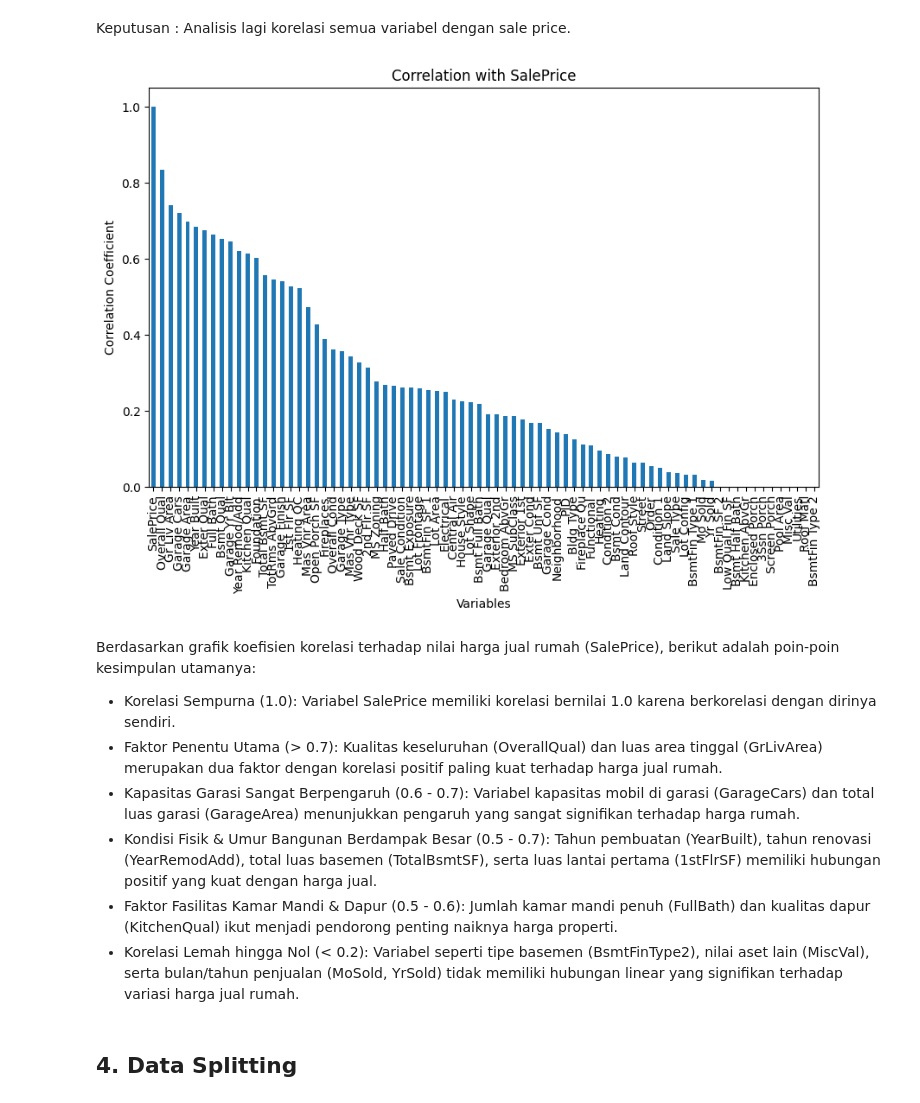
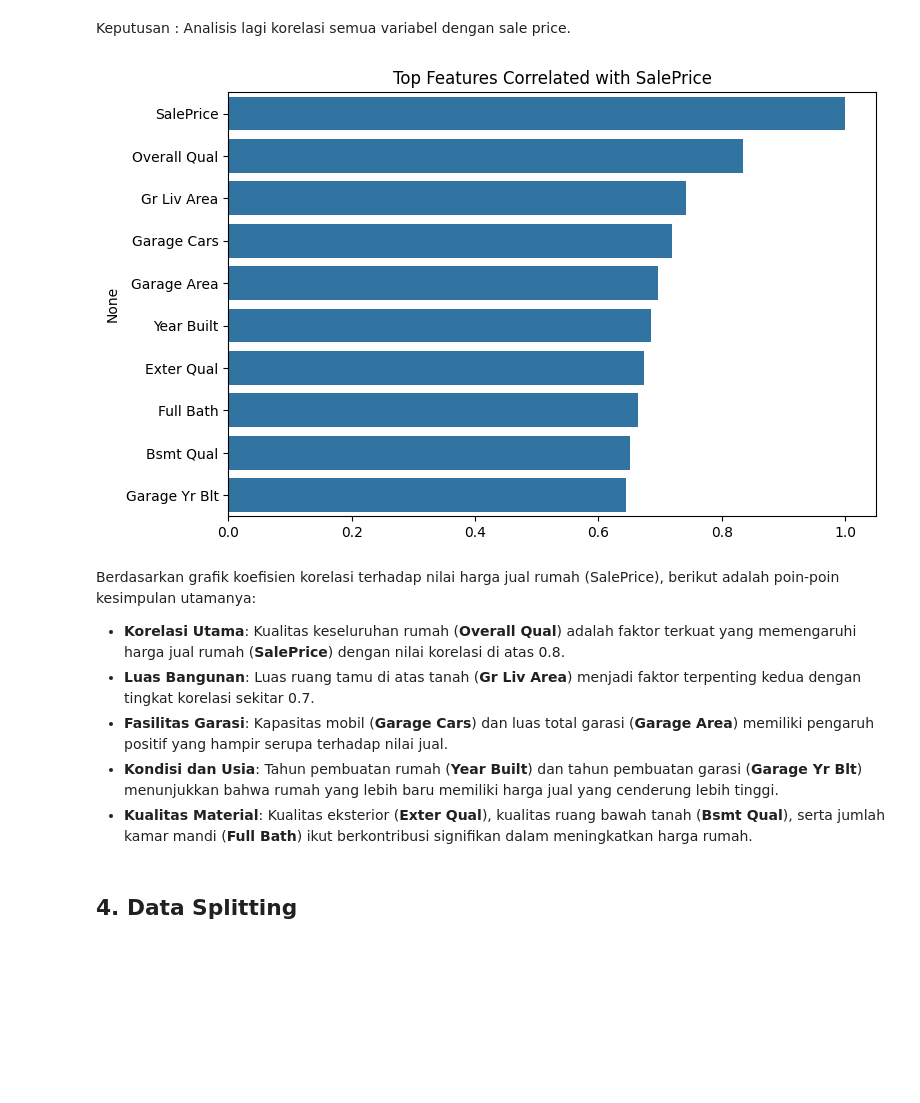
Before and after one commit to RyannPy/ames-housing-price-prediction, a Jupyter notebook: analysis.ipynb, the cells around one changed output. Cells and saved outputs as stored; diff of their text form; code cells hidden in the pictures; blank space fills up the shorter version.

```diff
--- a/analysis.ipynb
+++ b/analysis.ipynb
@@ -162,6 +162,14 @@ Keputusan: Kita akan melakukan standarisasi data.
 # %%
 from sklearn.preprocessing import StandardScaler
 
+df_before_scaling = df.copy()
+
 scaler = StandardScaler()
-df[numeric_features] = scaler.fit_transform(df[numeric_features])
+
+numeric_features = df[less.index].select_dtypes(include=['number']).columns
+numeric_features = numeric_features.drop('SalePrice')
+
+df[numeric_features] = scaler.fit_transform(
+    df[numeric_features]
+)
 # %%
@@ -318,29 +372,36 @@ plt.show()
 # %% [markdown]
 Keputusan : Analisis lagi korelasi semua variabel dengan sale price.
 # %%
-# Menghitung korelasi antara variabel target dan semua variabel lainnya
-target_corr = df_lencoder.corr()['SalePrice']
+corr = df_lencoder.corr(
+    numeric_only=True
+)['SalePrice'].sort_values(
+    ascending=False)
 
-# (Opsional) Mengurutkan hasil korelasi berdasarkan korelasi
-target_corr_sorted = target_corr.abs().sort_values(ascending=False)
 
-plt.figure(figsize=(10, 6))
-target_corr_sorted.plot(kind='bar')
-plt.title(f'Correlation with SalePrice')
-plt.xlabel('Variables')
-plt.ylabel('Correlation Coefficient')
+top_corr = corr.abs().sort_values(
+    ascending=False
+).head(10)
+
+plt.figure(figsize=(8,5))
+
+sns.barplot(
+    x=top_corr.values,
+    y=top_corr.index
+)
+
+plt.title('Top Features Correlated with SalePrice')
+plt.tight_layout()
 plt.show()
 # %% [output]
-[figure, old version]
+[figure, new version]
 # %% [markdown]
 Berdasarkan grafik koefisien korelasi terhadap nilai harga jual rumah (SalePrice), berikut adalah poin-poin kesimpulan utamanya:
 
-* Korelasi Sempurna (1.0): Variabel SalePrice memiliki korelasi bernilai 1.0 karena berkorelasi dengan dirinya sendiri.
-* Faktor Penentu Utama (> 0.7): Kualitas keseluruhan (OverallQual) dan luas area tinggal (GrLivArea) merupakan dua faktor dengan korelasi positif paling kuat terhadap harga jual rumah.
-* Kapasitas Garasi Sangat Berpengaruh (0.6 - 0.7): Variabel kapasitas mobil di garasi (GarageCars) dan total luas garasi (GarageArea) menunjukkan pengaruh yang sangat signifikan terhadap harga rumah.
-* Kondisi Fisik & Umur Bangunan Berdampak Besar (0.5 - 0.7): Tahun pembuatan (YearBuilt), tahun renovasi (YearRemodAdd), total luas basemen (TotalBsmtSF), serta luas lantai pertama (1stFlrSF) memiliki hubungan positif yang kuat dengan harga jual.
-* Faktor Fasilitas Kamar Mandi & Dapur (0.5 - 0.6): Jumlah kamar mandi penuh (FullBath) dan kualitas dapur (KitchenQual) ikut menjadi pendorong penting naiknya harga properti.
-* Korelasi Lemah hingga Nol (< 0.2): Variabel seperti tipe basemen (BsmtFinType2), nilai aset lain (MiscVal), serta bulan/tahun penjualan (MoSold, YrSold) tidak memiliki hubungan linear yang signifikan terhadap variasi harga jual rumah.
+* **Korelasi Utama**: Kualitas keseluruhan rumah (**Overall Qual**) adalah faktor terkuat yang memengaruhi harga jual rumah (**SalePrice**) dengan nilai korelasi di atas 0.8.
+* **Luas Bangunan**: Luas ruang tamu di atas tanah (**Gr Liv Area**) menjadi faktor terpenting kedua dengan tingkat korelasi sekitar 0.7.
+* **Fasilitas Garasi**: Kapasitas mobil (**Garage Cars**) dan luas total garasi (**Garage Area**) memiliki pengaruh positif yang hampir serupa terhadap nilai jual.
+* **Kondisi dan Usia**: Tahun pembuatan rumah (**Year Built**) dan tahun pembuatan garasi (**Garage Yr Blt**) menunjukkan bahwa rumah yang lebih baru memiliki harga jual yang cenderung lebih tinggi.
+* **Kualitas Material**: Kualitas eksterior (**Exter Qual**), kualitas ruang bawah tanah (**Bsmt Qual**), serta jumlah kamar mandi (**Full Bath**) ikut berkontribusi signifikan dalam meningkatkan harga rumah.
 # %% [markdown]
 ## 4. Data Splitting
 # %% [markdown]
```
Also changed, not shown: parts of 17 cells of this notebook, 5 other files.
